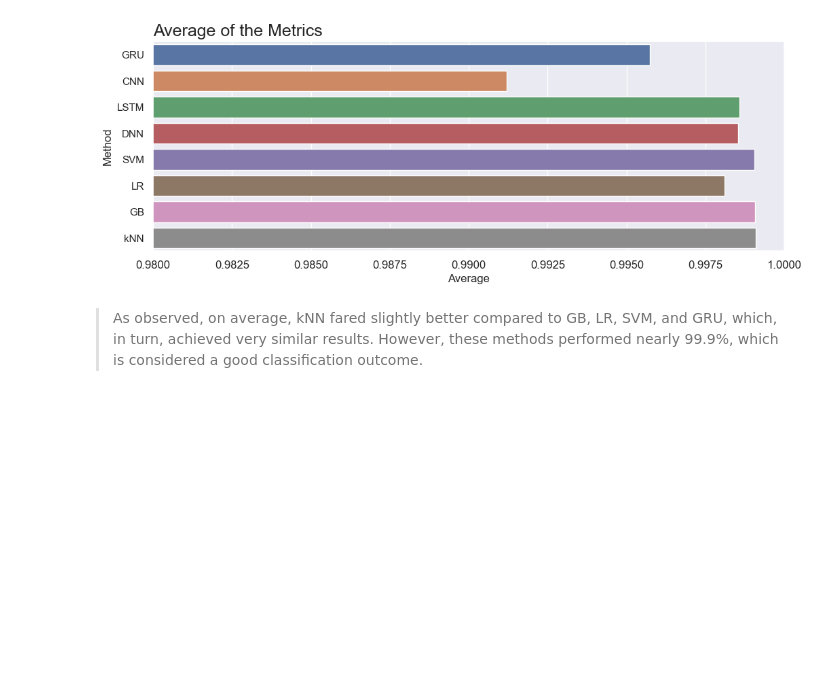
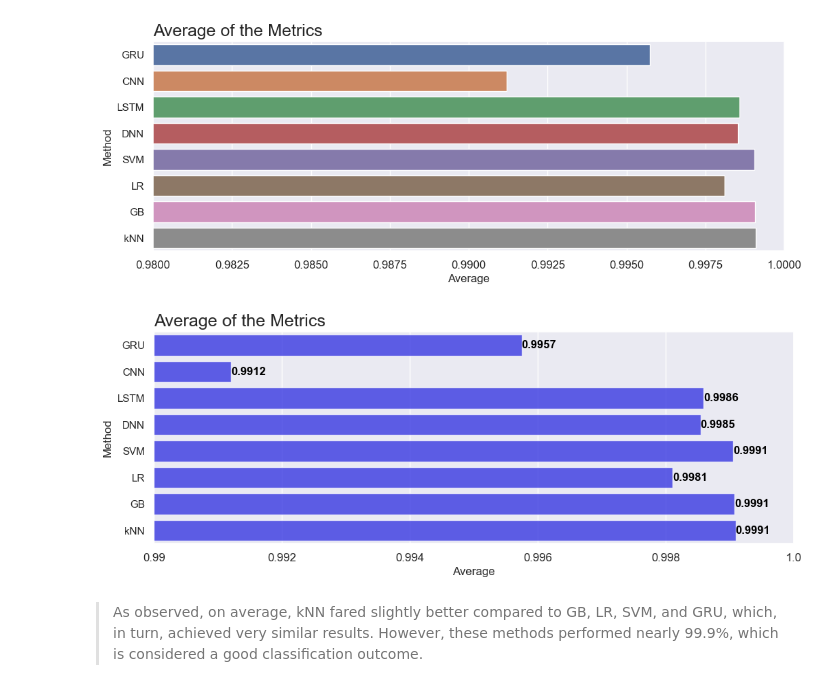
Before and after one commit to giacomovitangeli/ddos-detection, a Jupyter notebook: ddos_detection.ipynb, the cells around one changed output. Saved outputs shown, nothing was run; the diff lists cells and outputs as text; code cells hidden in the pictures; blank space fills up the shorter version.

```diff
--- a/ddos_detection.ipynb
+++ b/ddos_detection.ipynb
@@ -1673,6 +1590,23 @@ ax.set_xticklabels(ax.get_xticklabels(), fontsize=12)
 ax = ax
 # %% [output]
 [figure]
+# %%
+plt.figure(figsize=(12, 4))
+ax = sns.barplot(data=results, y='Method', x='Average', color='blue', alpha=0.7)
+
+# Add precise numbers inside the horizontal lines
+for i, avg in enumerate(results['Average']):
+    ax.text(avg, i, f'{avg:.4f}', va='center', color='black', fontweight='bold')
+
+ax.set(xlim=(0.99, 1))
+ax.set_title('Average of the Metrics', fontsize=18, loc='left')
+ax.set_xlabel('Average', fontsize=12)
+ax.set_ylabel('Method', fontsize=12)
+ax.set_xticklabels(ax.get_xticks(), fontsize=12)
+
+plt.show()
+# %% [output]
+[figure, added]
 # %% [markdown]
 > As observed, on average, kNN fared slightly better compared to GB, LR, SVM, and GRU, which, in turn, achieved very similar results. However, these methods performed nearly 99.9%, which is considered a good classification outcome.
 # %% [markdown]
```
Also changed, not shown: parts of 16 cells of this notebook.
